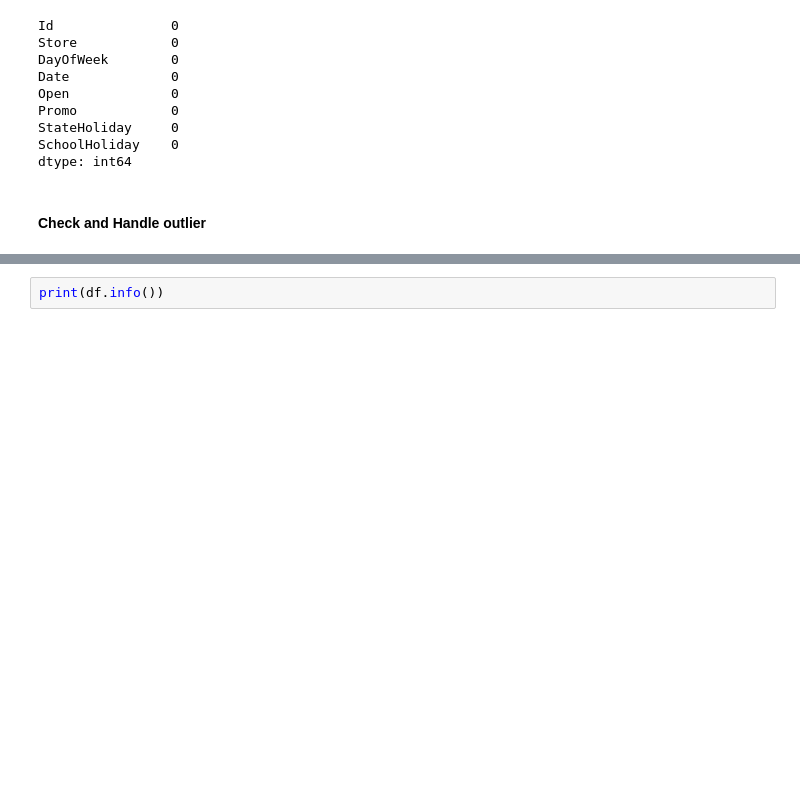
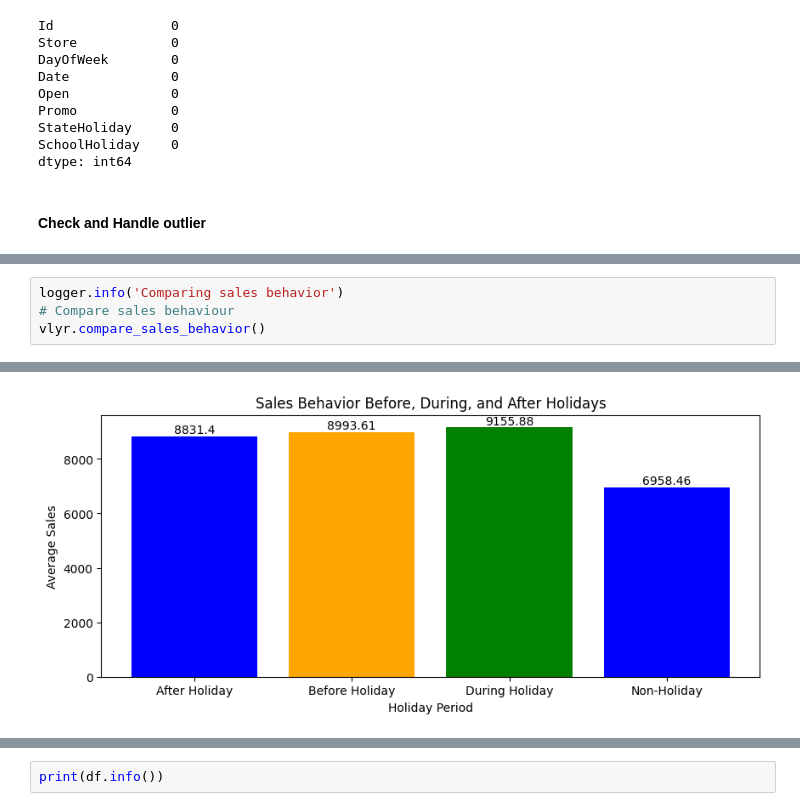
Before and after one commit to Temesgenasmamaw/Week_04, a Jupyter notebook: notebooks/EDA.ipynb, the cells around one changed output, grey strips where cells are left out. Saved outputs shown, nothing was run; the diff lists cells and outputs as text; blank space fills up the shorter version.

```diff
--- a/notebooks/EDA.ipynb
+++ b/notebooks/EDA.ipynb
@@ -198,0 +382,5 @@ dtype: int64
+# %%
+logger.info('Comparing sales behavior')
+# Compare sales behaviour
+vlyr.compare_sales_behavior()
+# %% [output]
@@ -198,0 +388 @@ dtype: int64
+[figure, added]
```
Also changed, not shown: parts of 45 cells of this notebook, 5 other files.
